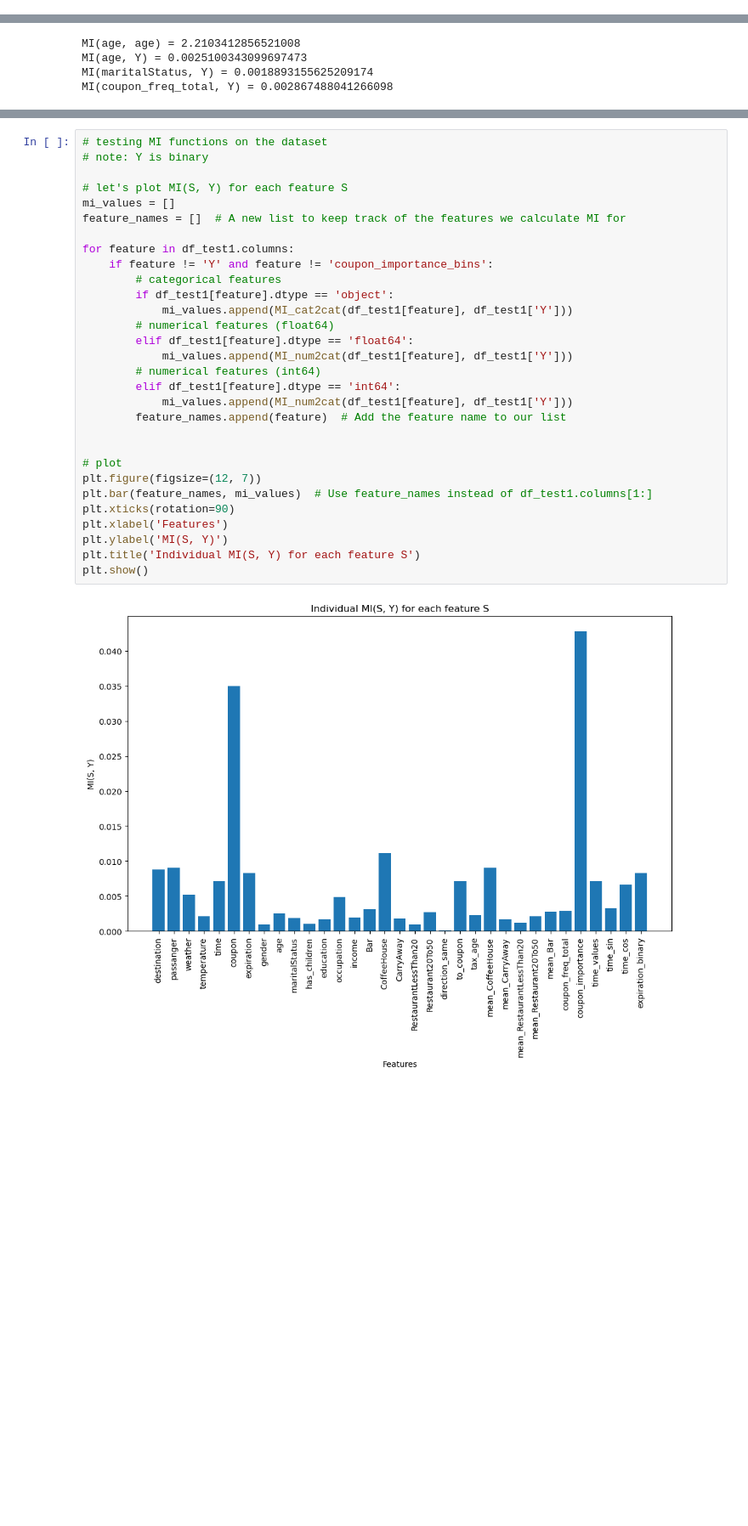
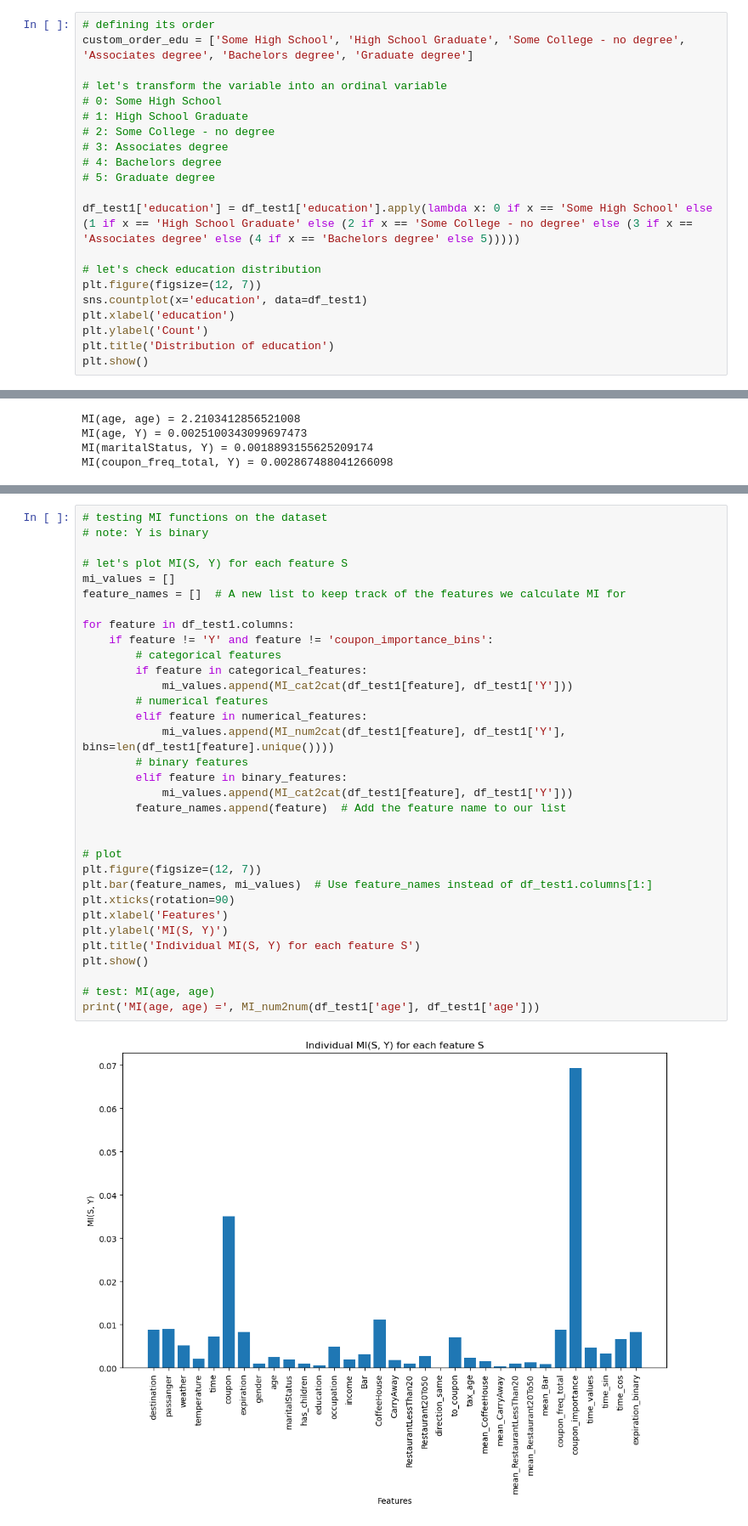
Before and after one commit to leobt23/Data_Mining, a Jupyter notebook: 1_eda/caria.ipynb, the cells around one changed output, grey strips where cells are left out. Shown at 85% size. Saved outputs shown, nothing was run; the diff lists cells and outputs as text; blank space fills up the shorter version.

```diff
--- a/1_eda/caria.ipynb
+++ b/1_eda/caria.ipynb
@@ -635,0 +638,21 @@ df_test1['expiration_binary'] = df_test1['expiration'].apply(lambda x: 0 if x ==
+# %%
+# defining its order
+custom_order_edu = ['Some High School', 'High School Graduate', 'Some College - no degree', 'Associates degree', 'Bachelors degree', 'Graduate degree']
+
+# let's transform the variable into an ordinal variable
+# 0: Some High School
+# 1: High School Graduate
+# 2: Some College - no degree
+# 3: Associates degree
+# 4: Bachelors degree
+# 5: Graduate degree
+
+df_test1['education'] = df_test1['education'].apply(lambda x: 0 if x == 'Some High School' else (1 if x == 'High School Graduate' else (2 if x == 'Some College - no degree' else (3 if x == 'Associates degree' else (4 if x == 'Bachelors degree' else 5)))))
+
+# let's check education distribution
+plt.figure(figsize=(12, 7))
+sns.countplot(x='education', data=df_test1)
+plt.xlabel('education')
+plt.ylabel('Count')
+plt.title('Distribution of education')
+plt.show()
@@ -811,32 +843,35 @@ Missing values imputed.
 # %%
 # testing MI functions on the dataset
 # note: Y is binary
 
 # let's plot MI(S, Y) for each feature S
 mi_values = []
 feature_names = []  # A new list to keep track of the features we calculate MI for
 
 for feature in df_test1.columns:
     if feature != 'Y' and feature != 'coupon_importance_bins':
         # categorical features
-        if df_test1[feature].dtype == 'object':
+        if feature in categorical_features:
             mi_values.append(MI_cat2cat(df_test1[feature], df_test1['Y']))
-        # numerical features (float64)
-        elif df_test1[feature].dtype == 'float64':
-            mi_values.append(MI_num2cat(df_test1[feature], df_test1['Y']))
-        # numerical features (int64)
-        elif df_test1[feature].dtype == 'int64':
-            mi_values.append(MI_num2cat(df_test1[feature], df_test1['Y']))
+        # numerical features
+        elif feature in numerical_features:
+            mi_values.append(MI_num2cat(df_test1[feature], df_test1['Y'], bins=len(df_test1[feature].unique())))
+        # binary features
+        elif feature in binary_features:
+            mi_values.append(MI_cat2cat(df_test1[feature], df_test1['Y']))
         feature_names.append(feature)  # Add the feature name to our list
 
 
 # plot
 plt.figure(figsize=(12, 7))
 plt.bar(feature_names, mi_values)  # Use feature_names instead of df_test1.columns[1:]
 plt.xticks(rotation=90)
 plt.xlabel('Features')
 plt.ylabel('MI(S, Y)')
 plt.title('Individual MI(S, Y) for each feature S')
 plt.show()
+
+# test: MI(age, age)
+print('MI(age, age) =', MI_num2num(df_test1['age'], df_test1['age']))
 # %% [output]
-[figure, old version]
+[figure, new version]
```
Also changed, not shown: parts of 19 cells of this notebook, 1 other file.
